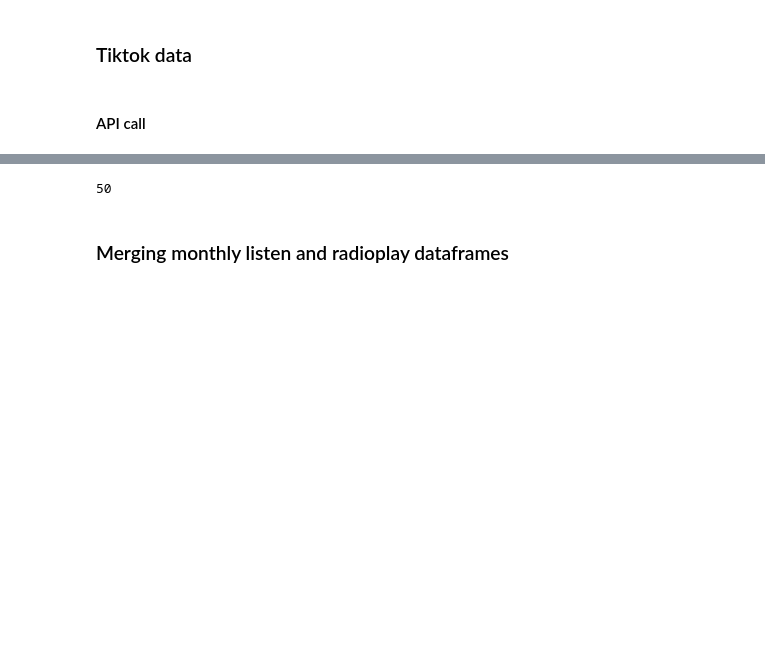
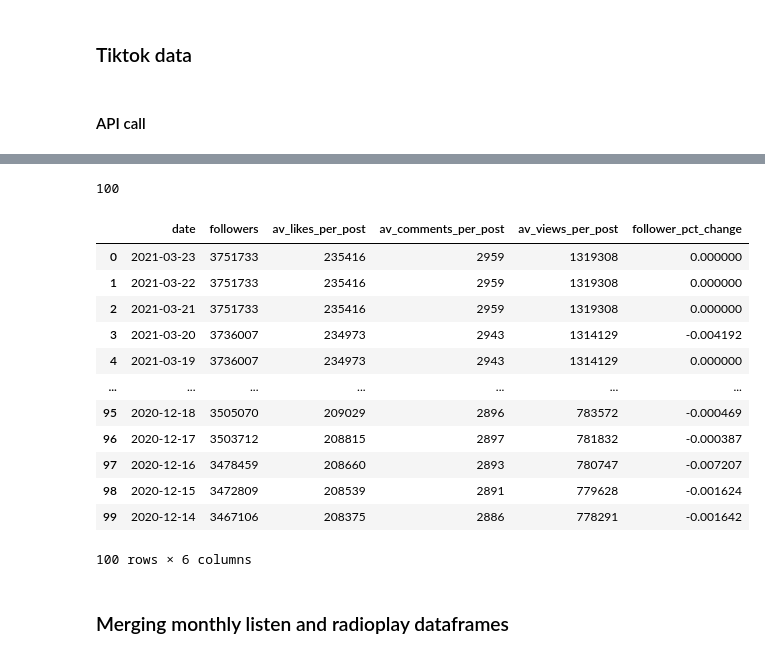
Before and after one commit to srs366/musicians_v_cancellation, a Jupyter notebook: notebooks/Mischa_API.ipynb, the cells around one changed output, grey strips where cells are left out. Drawn from its saved outputs; the diff is of its cells as text; code cells hidden in the pictures; blank space fills up the shorter version.

Commit message:
amended socials to take either side of incident date

```diff
--- a/notebooks/Mischa_API.ipynb
+++ b/notebooks/Mischa_API.ipynb
@@ -219,13 +219,35 @@ radio_spins_df
 ### Tiktok data
 # %% [markdown]
 #### API call
+# %%
+def date_calculator_socials(incident_date, n_days=50):
+
+    '''Same as other date calculator, but is for the socials to take into account for 100
+    day limit on API calls'''
+
+    date_format = '%Y-%m-%d'
+
+    # Convert to datetime and reformat
+    dtObj = datetime.datetime.strptime(incident_date, date_format)
+
+    # Perform date arithmetic
+    since_date = (dtObj - relativedelta(days=n_days)).date()
+    until_date = (dtObj + relativedelta(days=n_days)).date()
+
+    # Convert back to strings
+    since_date = str(since_date)
+    until_date = str(until_date)
+
+    return since_date, until_date
+# %%
+since_date_social, until_date_social = date_calculator_socials(incident_date)
 # %%
 tiktok_response= requests.get(
     f"https://api.chartmetric.com/api/artist/{artist}/social-audience-stats"
     ,headers = {"Authorization":f"Bearer {access_key}"}
-    ,params={'since': since_date
-            , 'until': until_date
+    ,params={'since': since_date_social
+            , 'until': until_date_social
             , 'domain': 'instagram'
             , 'audienceType':'followers'
             , 'statsType':'stat'
-            , 'limit':'366'},).json()
+            , 'limit':100},).json()
@@ -265,7 +303,7 @@ def tiktok_df_generator(tiktok_response):
     return tiktok_df
 # %%
 tiktok_df_test = tiktok_df_generator(tiktok_response)
-# %%
-len(tiktok_df_test)
-# %% [output]
-50
+# %%
+len(tiktok_df_test)
+# %% [output]
+100
@@ -272,3 +312,19 @@ len(tiktok_df_test)
+# %%
+tiktok_df_test
+# %% [output]
+|  | date | followers | av_likes_per_post | av_comments_per_post | av_views_per_post | follower_pct_change |
+| 0 | 2021-03-23 | 3751733 | 235416 | 2959 | 1319308 | 0.000000 |
+| 1 | 2021-03-22 | 3751733 | 235416 | 2959 | 1319308 | 0.000000 |
+| 2 | 2021-03-21 | 3751733 | 235416 | 2959 | 1319308 | 0.000000 |
+| 3 | 2021-03-20 | 3736007 | 234973 | 2943 | 1314129 | -0.004192 |
+| 4 | 2021-03-19 | 3736007 | 234973 | 2943 | 1314129 | 0.000000 |
+| ... | ... | ... | ... | ... | ... | ... |
+| 95 | 2020-12-18 | 3505070 | 209029 | 2896 | 783572 | -0.000469 |
+| 96 | 2020-12-17 | 3503712 | 208815 | 2897 | 781832 | -0.000387 |
+| 97 | 2020-12-16 | 3478459 | 208660 | 2893 | 780747 | -0.007207 |
+| 98 | 2020-12-15 | 3472809 | 208539 | 2891 | 779628 | -0.001624 |
+| 99 | 2020-12-14 | 3467106 | 208375 | 2886 | 778291 | -0.001642 |
+100 rows × 6 columns
 # %% [markdown]
 ### Merging monthly listen and radioplay dataframes
 # %% [markdown]
```
Also changed, not shown: parts of 6 cells of this notebook, 3 other files.
